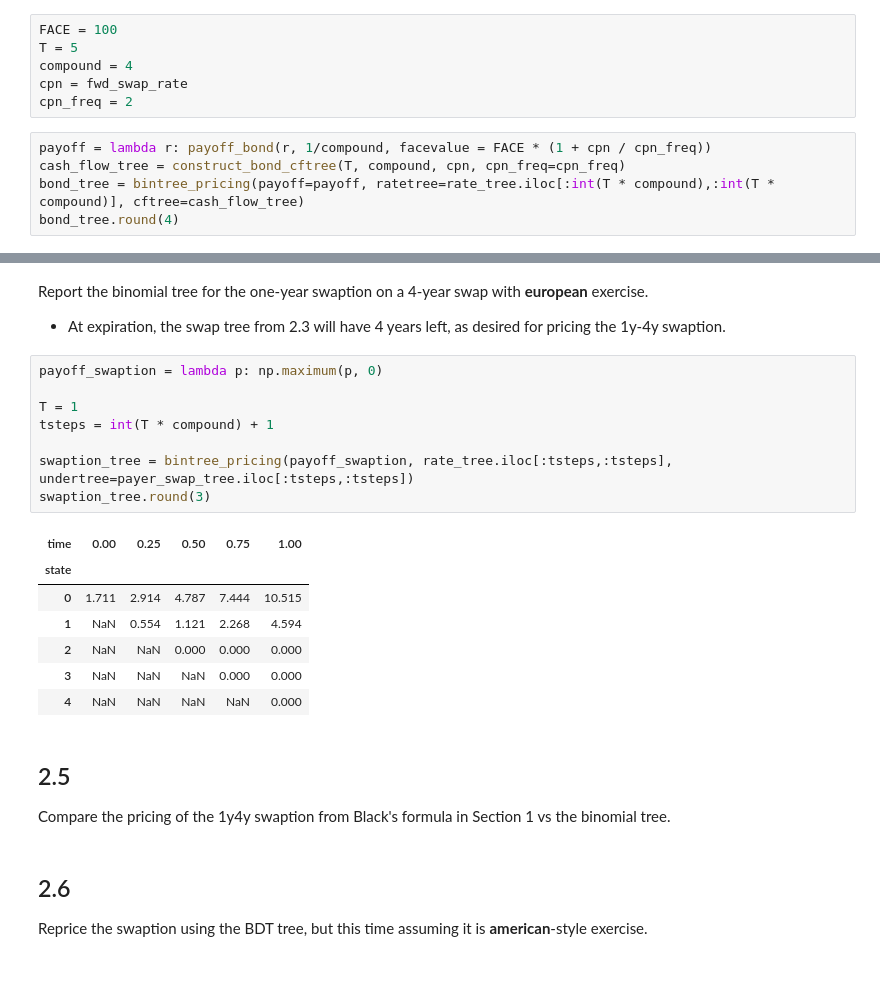
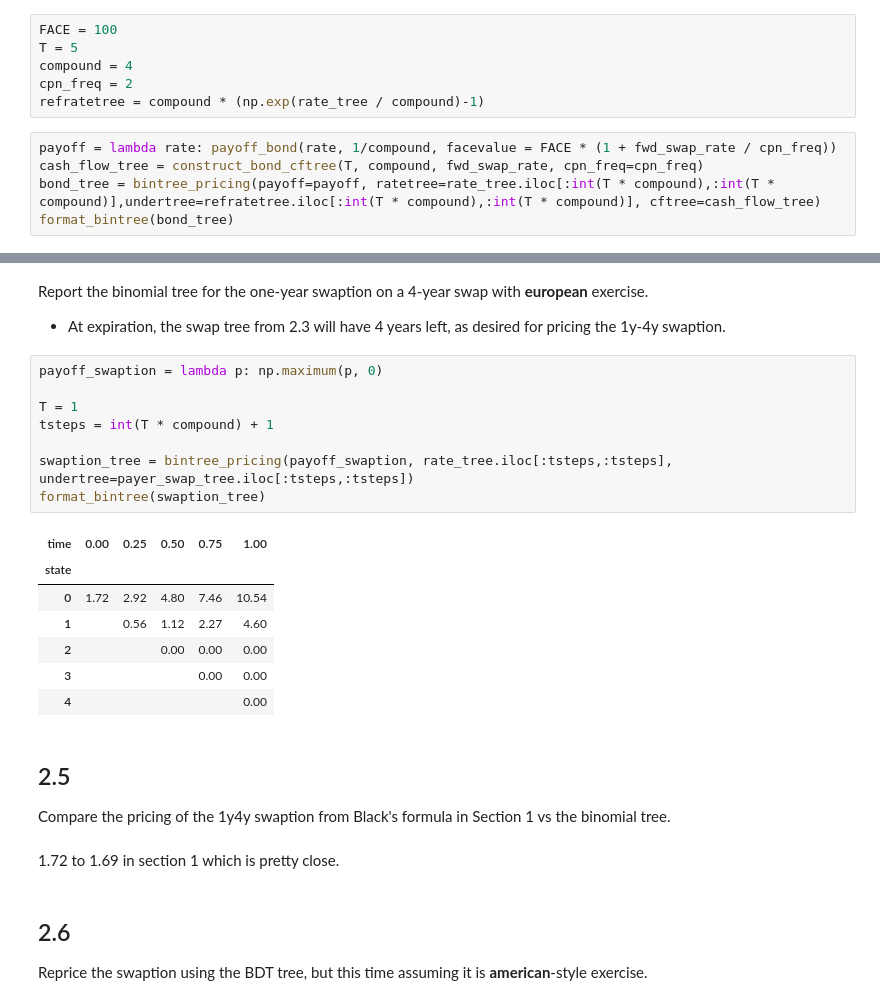
Before and after one commit to MrHumble-Bee/finm-fiderivs-2024, a Jupyter notebook: homework/Homework 3 - New.ipynb, the cells around one changed output, grey strips where cells are left out. Cells and saved outputs as stored; diff of their text form; blank space fills up the shorter version.

```diff
--- a/homework/Homework 3 - New.ipynb
+++ b/homework/Homework 3 - New.ipynb
@@ -397,13 +395,13 @@ fwd_swap_rate
 FACE = 100
 T = 5
 compound = 4
-cpn = fwd_swap_rate
 cpn_freq = 2
+refratetree = compound * (np.exp(rate_tree / compound)-1)
 # %%
-payoff = lambda r: payoff_bond(r, 1/compound, facevalue = FACE * (1 + cpn / cpn_freq))
-cash_flow_tree = construct_bond_cftree(T, compound, cpn, cpn_freq=cpn_freq)
-bond_tree = bintree_pricing(payoff=payoff, ratetree=rate_tree.iloc[:int(T * compound),:int(T * compound)], cftree=cash_flow_tree)
-bond_tree.round(4)
+payoff = lambda rate: payoff_bond(rate, 1/compound, facevalue = FACE * (1 + fwd_swap_rate / cpn_freq))
+cash_flow_tree = construct_bond_cftree(T, compound, fwd_swap_rate, cpn_freq=cpn_freq)
+bond_tree = bintree_pricing(payoff=payoff, ratetree=rate_tree.iloc[:int(T * compound),:int(T * compound)],undertree=refratetree.iloc[:int(T * compound),:int(T * compound)], cftree=cash_flow_tree)
+format_bintree(bond_tree)
 # %% [output]
 | time | 0.00 | 0.25 | 0.50 | 0.75 | 1.00 | 1.25 | 1.50 | 1.75 | 2.00 | 2.25 | 2.50 | ... |
 | state |  |  |  |  |  |  |  |  |  |  |  | ... |
@@ -465,23 +469,25 @@ Report the binomial tree for the one-year swaption on a 4-year swap with **europ
 # %%
 payoff_swaption = lambda p: np.maximum(p, 0)
 
 T = 1
 tsteps = int(T * compound) + 1
 
 swaption_tree = bintree_pricing(payoff_swaption, rate_tree.iloc[:tsteps,:tsteps], undertree=payer_swap_tree.iloc[:tsteps,:tsteps])
-swaption_tree.round(3)
+format_bintree(swaption_tree)
 # %% [output]
 | time | 0.00 | 0.25 | 0.50 | 0.75 | 1.00 |
 | state |  |  |  |  |  |
-| 0 | 1.711 | 2.914 | 4.787 | 7.444 | 10.515 |
-| 1 | NaN | 0.554 | 1.121 | 2.268 | 4.594 |
-| 2 | NaN | NaN | 0.000 | 0.000 | 0.000 |
-| 3 | NaN | NaN | NaN | 0.000 | 0.000 |
-| 4 | NaN | NaN | NaN | NaN | 0.000 |
+| 0 | 1.72 | 2.92 | 4.80 | 7.46 | 10.54 |
+| 1 |  | 0.56 | 1.12 | 2.27 | 4.60 |
+| 2 |  |  | 0.00 | 0.00 | 0.00 |
+| 3 |  |  |  | 0.00 | 0.00 |
+| 4 |  |  |  |  | 0.00 |
 # %% [markdown]
 ## 2.5
 
 Compare the pricing of the 1y4y swaption from Black's formula in Section 1 vs the binomial tree.
+# %% [markdown]
+1.72 to 1.69 in section 1 which is pretty close.
 # %% [markdown]
 ## 2.6
 
```
Also changed, not shown: parts of 15 cells of this notebook, 1 other file.
